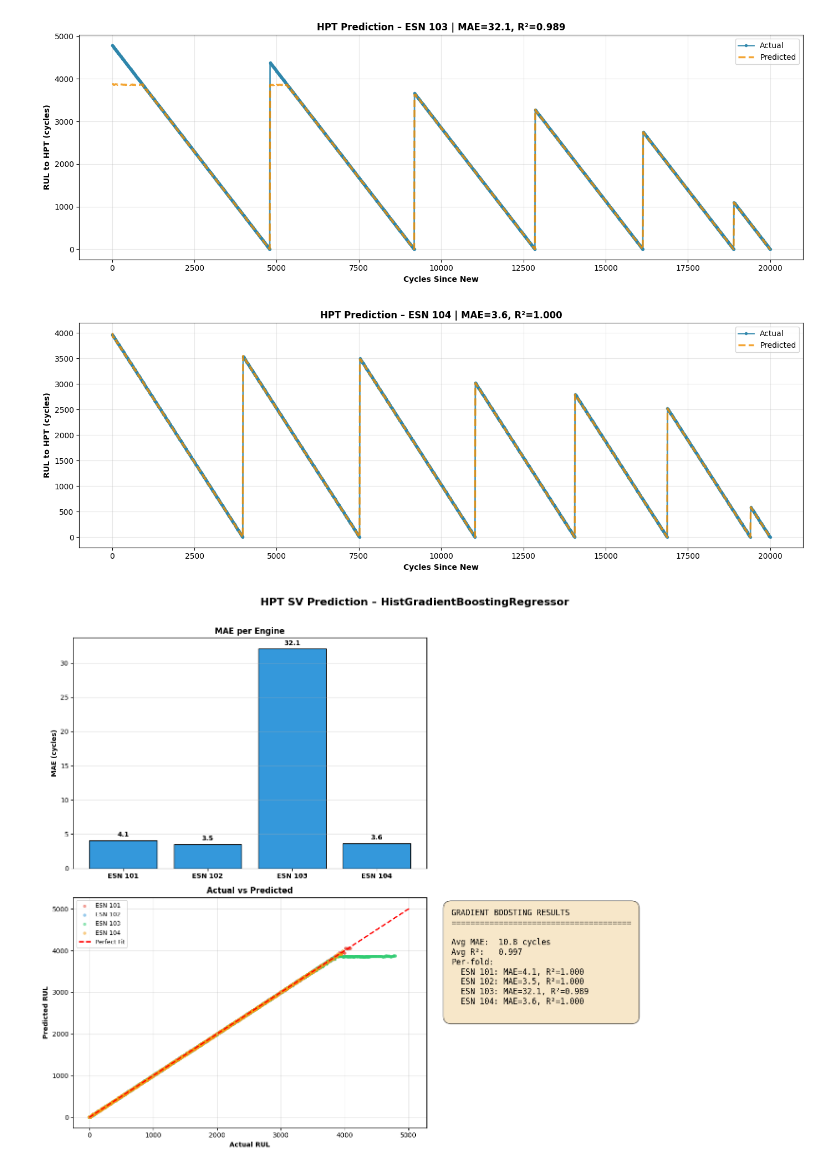
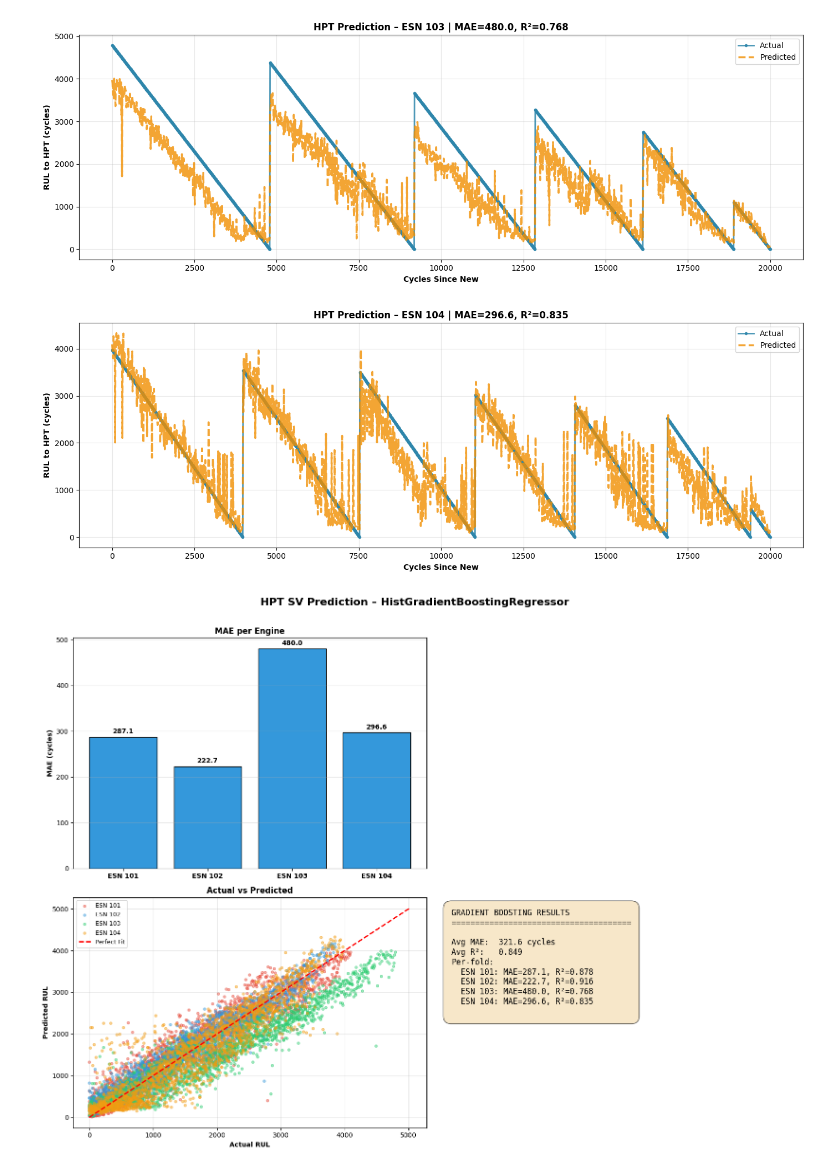
Before and after one commit to SbattellaMattia/PHM-North-America-2025-Conference-Data-Challenge, a Jupyter notebook: HPT_prediction.ipynb, the cells around one changed output. Saved outputs shown, nothing was run; the diff lists cells and outputs as text; code cells hidden in the pictures.

```diff
--- a/HPT_prediction.ipynb
+++ b/HPT_prediction.ipynb
@@ -14,7 +14,7 @@ from src.utils import load_config
 def aggregate_snapshots(df):
     sensors = ['Sensed_T45', 'Sensed_Ps3', 'Sensed_T3', 'ratio_T3_T45',
                 'tri_ratio_diff_Sensed_Mach_Sensed_T3_Sensed_T45',
-                'Sensed_Core_Speed','Sensed_Fan_Speed', 'Sensed_Mach', 'Sensed_P25', 'Sensed_T25', 'Sensed_T5','Sensed_Altitude','Sensed_Pamb','Sensed_TAT']
+                'Sensed_Core_Speed','Sensed_Fan_Speed', 'Sensed_Mach', 'Sensed_P25', 'Sensed_T25', 'Sensed_T5']
 
     agg_dict = {s: ['mean', 'max', 'min'] for s in sensors}
     agg_dict['Cycles_to_HPT_SV'] = 'first'
@@ -251,27 +251,27 @@ def plot_results(fold_results, out_dir):
 # MAIN
 # --------------------------------------------------
 def main():
-    # ── Config ──────────────────────────────────────────────────────────────
-    cfg = load_config('./configs/config.yaml')
-    # Caricamento
-    df = pd.read_csv(cfg['data']['train_clean_csv'])
+    cfg = load_config("configs/config.yaml")
+    # Caricamento (usa il tuo percorso file corretto)
+    path = cfg['data']['train_clean_csv']
+    df = pd.read_csv(path)
 
     print("Pre-processing...")
     df_cycle = aggregate_snapshots(df)
     df_final = add_engine_features(df_cycle)
 
     # Selezione Feature
-    features = [c for c in df_final.columns if '_slope' in c or '_delta']
+    features = [c for c in df_final.columns if '_slope' in c or '_delta' in c]
     features.append('Cycles')
     target = 'Cycles_to_HPT_SV_first'
 
-    # 1. TUNING: Trova la combinazione migliore di parametri
+    # 1. TUNING: Trova la combinazione migliore di parametri\
     best_params = tune_hyperparameters(df_final, features, target)
 
     # 2. LOEO: Valuta il modello usando quei parametri
     res = train_loeo(df_final, features, target, best_params)
 
-    plot_results(res, out_dir="loeo_results_4")
+    plot_results(res, out_dir="HPT_results")
 
     print("Numero feature:", len(features))
 
@@ -301,3 +301,3 @@ Motore 104 -> MAE: 3.64, R2: 1.000
-[figure, old version]
+[figure, new version]
-[figure, old version]
+[figure, new version]
-[figure, old version]
+[figure, new version]
```
Also changed, not shown: parts of 2 cells of this notebook, 1 other file.
